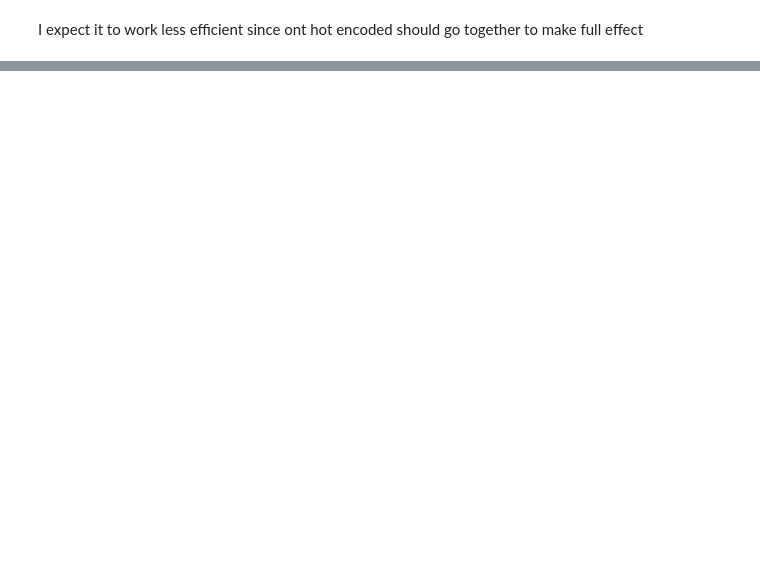
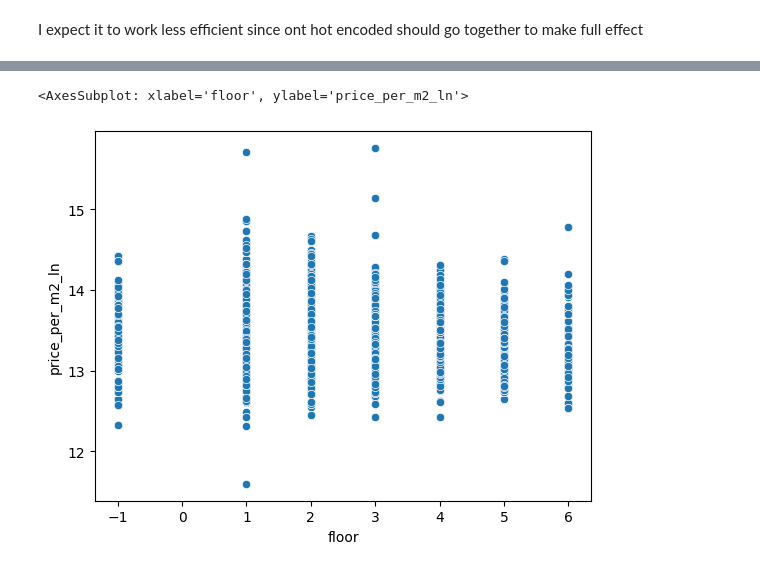
Before and after one commit to CodeForse/Diploma-, a Jupyter notebook: standart_models.ipynb, the cells around one changed output, grey strips where cells are left out. Saved outputs shown, nothing was run; the diff lists cells and outputs as text; code cells hidden in the pictures; blank space fills up the shorter version.

```diff
--- a/standart_models.ipynb
+++ b/standart_models.ipynb
@@ -168,0 +204,5 @@ I expect it to work less efficient since ont hot encoded should go together to m
+# %%
+sns.scatterplot(x=df[df['total_floors'] < 7 ]['floor'],y=df[df['total_floors'] < 7]['price_per_m2_ln'] )
+# %% [output]
+<AxesSubplot: xlabel='floor', ylabel='price_per_m2_ln'>
+[figure, added]
```
Also changed, not shown: parts of 14 cells of this notebook, 19 other files.
